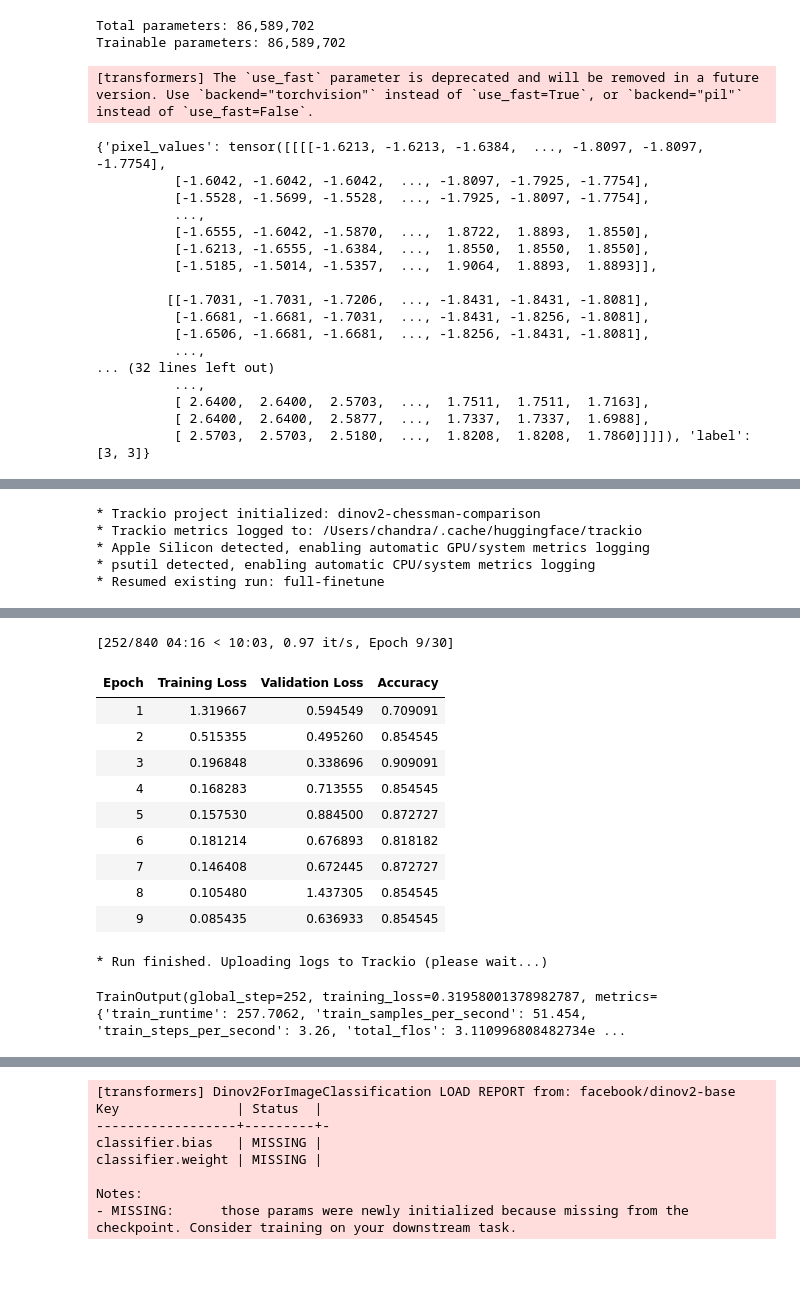
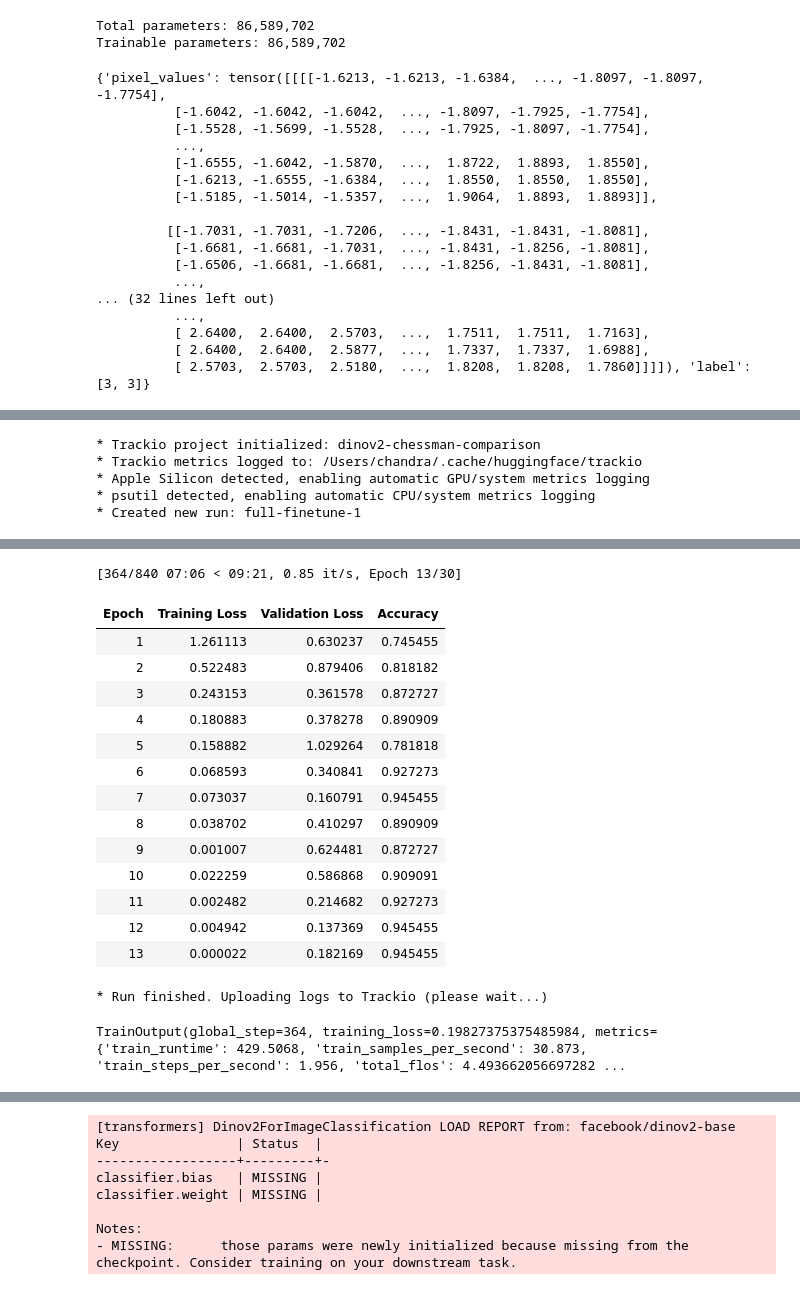
Before and after one commit to chandrashekar-babu/huggingface-transformers, a Jupyter notebook: Day_5/Module_Fine_Tuning.ipynb, the cells around one changed output, grey strips where cells are left out. Cells and saved outputs as stored; diff of their text form; code cells hidden in the pictures.

```diff
--- a/Day_5/Module_Fine_Tuning.ipynb
+++ b/Day_5/Module_Fine_Tuning.ipynb
@@ -93,7 +93,7 @@ Trainable parameters: 86,589,702
 # %%
 ##### Step 4: Preprocess the images suited to the model
 
-image_processor = AutoImageProcessor.from_pretrained(checkpoint, use_fast=True)
+image_processor = AutoImageProcessor.from_pretrained(checkpoint)
 
 #### Convert images to RGB and run them through the model's image processor
 
@@ -105,24 +105,23 @@ def preprocess_function(examples):
 
 preprocess_function(dataset["train"][:2])
 # %% [output]
-[transformers] The `use_fast` parameter is deprecated and will be removed in a future version. Use `backend="torchvision"` instead of `use_fast=True`, or `backend="pil"` instead of `use_fast=False`.
+{'pixel_values': tensor([[[[-1.6213, -1.6213, -1.6384,  ..., -1.8097, -1.8097, -1.7754],
+          [-1.6042, -1.6042, -1.6042,  ..., -1.8097, -1.7925, -1.7754],
+          [-1.5528, -1.5699, -1.5528,  ..., -1.7925, -1.8097, -1.7754],
+          ...,
+          [-1.6555, -1.6042, -1.5870,  ...,  1.8722,  1.8893,  1.8550],
+          [-1.6213, -1.6555, -1.6384,  ...,  1.8550,  1.8550,  1.8550],
+          [-1.5185, -1.5014, -1.5357,  ...,  1.9064,  1.8893,  1.8893]],
+
+         [[-1.7031, -1.7031, -1.7206,  ..., -1.8431, -1.8431, -1.8081],
+          [-1.6681, -1.6681, -1.7031,  ..., -1.8431, -1.8256, -1.8081],
+          [-1.6506, -1.6681, -1.6681,  ..., -1.8256, -1.8431, -1.8081],
+          ...,
+... (32 lines left out)
+          ...,
+          [ 2.6400,  2.6400,  2.5703,  ...,  1.7511,  1.7511,  1.7163],
+          [ 2.6400,  2.6400,  2.5877,  ...,  1.7337,  1.7337,  1.6988],
+          [ 2.5703,  2.5703,  2.5180,  ...,  1.8208,  1.8208,  1.7860]]]]), 'label': [3, 3]}
-{'pixel_values': tensor([[[[-1.6213, -1.6213, -1.6384,  ..., -1.8097, -1.8097, -1.7754],
-          [-1.6042, -1.6042, -1.6042,  ..., -1.8097, -1.7925, -1.7754],
-          [-1.5528, -1.5699, -1.5528,  ..., -1.7925, -1.8097, -1.7754],
-          ...,
-          [-1.6555, -1.6042, -1.5870,  ...,  1.8722,  1.8893,  1.8550],
-          [-1.6213, -1.6555, -1.6384,  ...,  1.8550,  1.8550,  1.8550],
-          [-1.5185, -1.5014, -1.5357,  ...,  1.9064,  1.8893,  1.8893]],
-
-         [[-1.7031, -1.7031, -1.7206,  ..., -1.8431, -1.8431, -1.8081],
-          [-1.6681, -1.6681, -1.7031,  ..., -1.8431, -1.8256, -1.8081],
-          [-1.6506, -1.6681, -1.6681,  ..., -1.8256, -1.8431, -1.8081],
-          ...,
-... (32 lines left out)
-          ...,
-          [ 2.6400,  2.6400,  2.5703,  ...,  1.7511,  1.7511,  1.7163],
-          [ 2.6400,  2.6400,  2.5877,  ...,  1.7337,  1.7337,  1.6988],
-          [ 2.5703,  2.5703,  2.5180,  ...,  1.8208,  1.8208,  1.7860]]]]), 'label': [3, 3]}
 # %%
 #### Process the entire dataset using the preprocess_function
 prepared_dataset = dataset.map(preprocess_function, batched=True)
@@ -183,48 +182,52 @@ training_args = TrainingArguments(
 
     report_to="trackio",
     project="dinov2-chessman-comparison",
-    run_name="full-finetune",
+    run_name="full-finetune-1",
 )
 
 # Patience=6 with threshold=0.0: stop once accuracy hasn't improved at all for
 # 6 straight evals. The earlier patience=3/threshold=0.01 combo was too strict
 # for a 55-image validation set (~1.8% noise per image) and cut training off
 # before the model had a real chance to converge.
 early_stopping_callback = EarlyStoppingCallback(
     early_stopping_patience=6,
     early_stopping_threshold=0.0,
 )
 
 trainer = Trainer(
     model=model,
     args=training_args,
     train_dataset=prepared_dataset["train"],
     eval_dataset=prepared_dataset["validation"],
     compute_metrics=compute_metrics,
     callbacks=[early_stopping_callback]
 )
 full_finetune_result = trainer.train()
 full_finetune_result
 # %% [output]
 * Trackio project initialized: dinov2-chessman-comparison
 * Trackio metrics logged to: /Users/chandra/.cache/huggingface/trackio
 * Apple Silicon detected, enabling automatic GPU/system metrics logging
 * psutil detected, enabling automatic CPU/system metrics logging
-* Resumed existing run: full-finetune
+* Created new run: full-finetune-1
 [interactive output not drawn]
-[252/840 04:16 < 10:03, 0.97 it/s, Epoch 9/30]
+[364/840 07:06 < 09:21, 0.85 it/s, Epoch 13/30]
 | Epoch | Training Loss | Validation Loss | Accuracy |
-| 1 | 1.319667 | 0.594549 | 0.709091 |
-| 2 | 0.515355 | 0.495260 | 0.854545 |
-| 3 | 0.196848 | 0.338696 | 0.909091 |
-| 4 | 0.168283 | 0.713555 | 0.854545 |
-| 5 | 0.157530 | 0.884500 | 0.872727 |
-| 6 | 0.181214 | 0.676893 | 0.818182 |
-| 7 | 0.146408 | 0.672445 | 0.872727 |
-| 8 | 0.105480 | 1.437305 | 0.854545 |
-| 9 | 0.085435 | 0.636933 | 0.854545 |
+| 1 | 1.261113 | 0.630237 | 0.745455 |
+| 2 | 0.522483 | 0.879406 | 0.818182 |
+| 3 | 0.243153 | 0.361578 | 0.872727 |
+| 4 | 0.180883 | 0.378278 | 0.890909 |
+| 5 | 0.158882 | 1.029264 | 0.781818 |
+| 6 | 0.068593 | 0.340841 | 0.927273 |
+| 7 | 0.073037 | 0.160791 | 0.945455 |
+| 8 | 0.038702 | 0.410297 | 0.890909 |
+| 9 | 0.001007 | 0.624481 | 0.872727 |
+| 10 | 0.022259 | 0.586868 | 0.909091 |
+| 11 | 0.002482 | 0.214682 | 0.927273 |
+| 12 | 0.004942 | 0.137369 | 0.945455 |
+| 13 | 0.000022 | 0.182169 | 0.945455 |
 * Run finished. Uploading logs to Trackio (please wait...)
-TrainOutput(global_step=252, training_loss=0.31958001378982787, metrics={'train_runtime': 257.7062, 'train_samples_per_second': 51.454, 'train_steps_per_second': 3.26, 'total_flos': 3.110996808482734e ...
+TrainOutput(global_step=364, training_loss=0.19827375375485984, metrics={'train_runtime': 429.5068, 'train_samples_per_second': 30.873, 'train_steps_per_second': 1.956, 'total_flos': 4.493662056697282 ...
 # %%
 ##### Evaluate on the held-out test set
 
```
Also changed, not shown: parts of 4 cells of this notebook, 4 other files.
